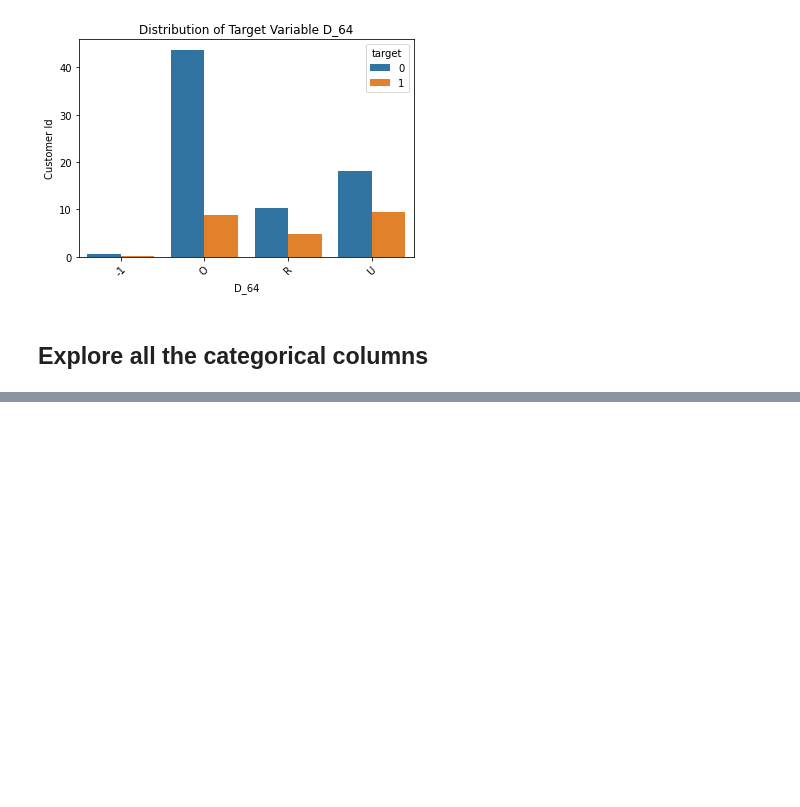
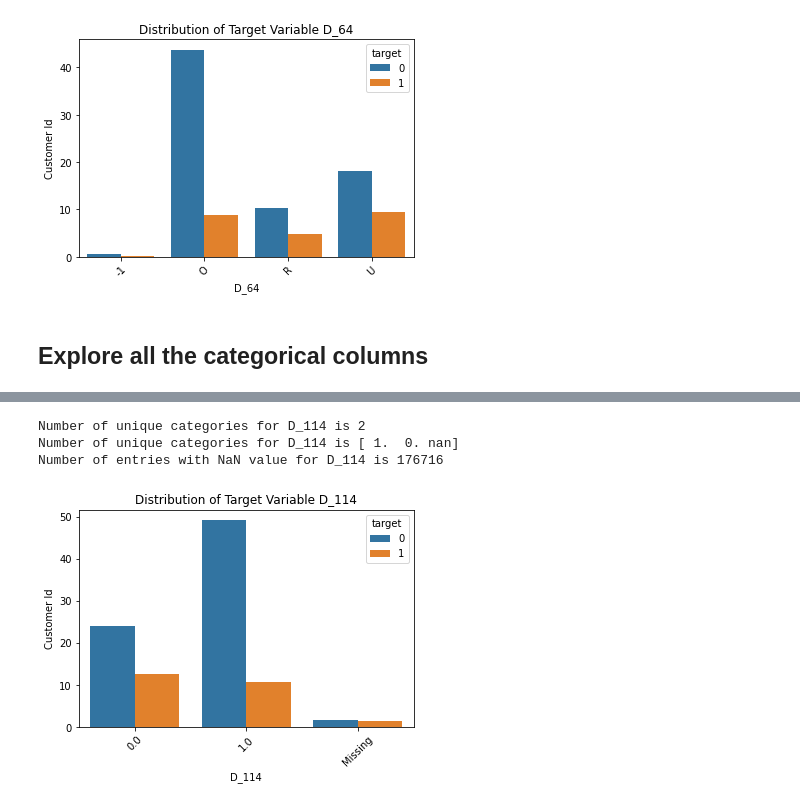
Before and after one commit to sankardevisharath/amex-default-prediction, a Jupyter notebook: notebooks/explore_columns.ipynb, the cells around one changed output, grey strips where cells are left out. Drawn from its saved outputs; the diff is of its cells as text; code cells hidden in the pictures; blank space fills up the shorter version.

```diff
--- a/notebooks/explore_columns.ipynb
+++ b/notebooks/explore_columns.ipynb
@@ -388,0 +419,9 @@ for col in cat_cols:
+# %%
+cat_df = read_cols(['customer_ID', 'S_2', 'D_114'])
+print_stat(cat_df, 'D_114')
+plot_cat(cat_df, 'D_114')
+# %% [output]
+Number of unique categories for D_114 is 2
+Number of unique categories for D_114 is [ 1.  0. nan]
+Number of entries with NaN value for D_114 is 176716
+[figure, added]
```
Also changed, not shown: parts of 12 cells of this notebook.
